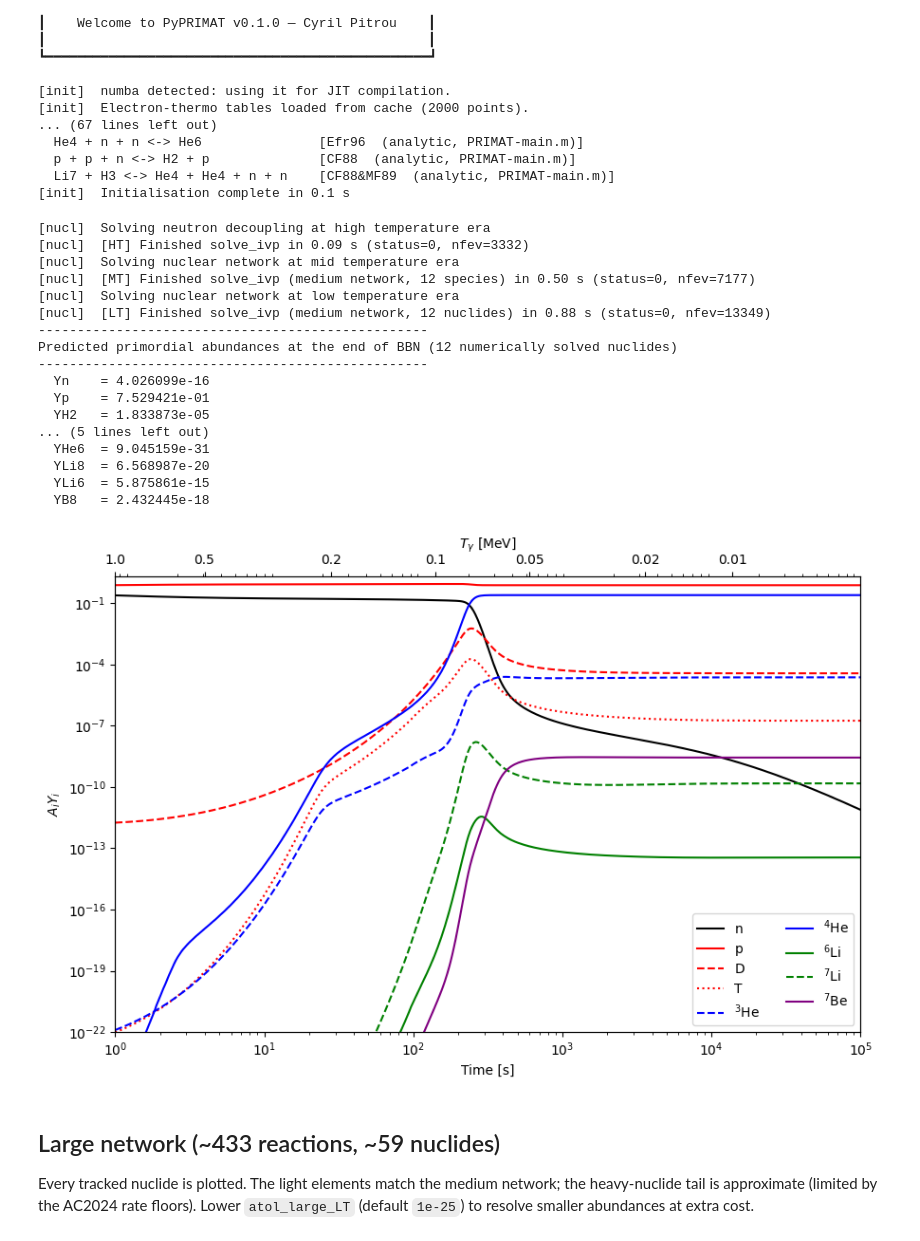
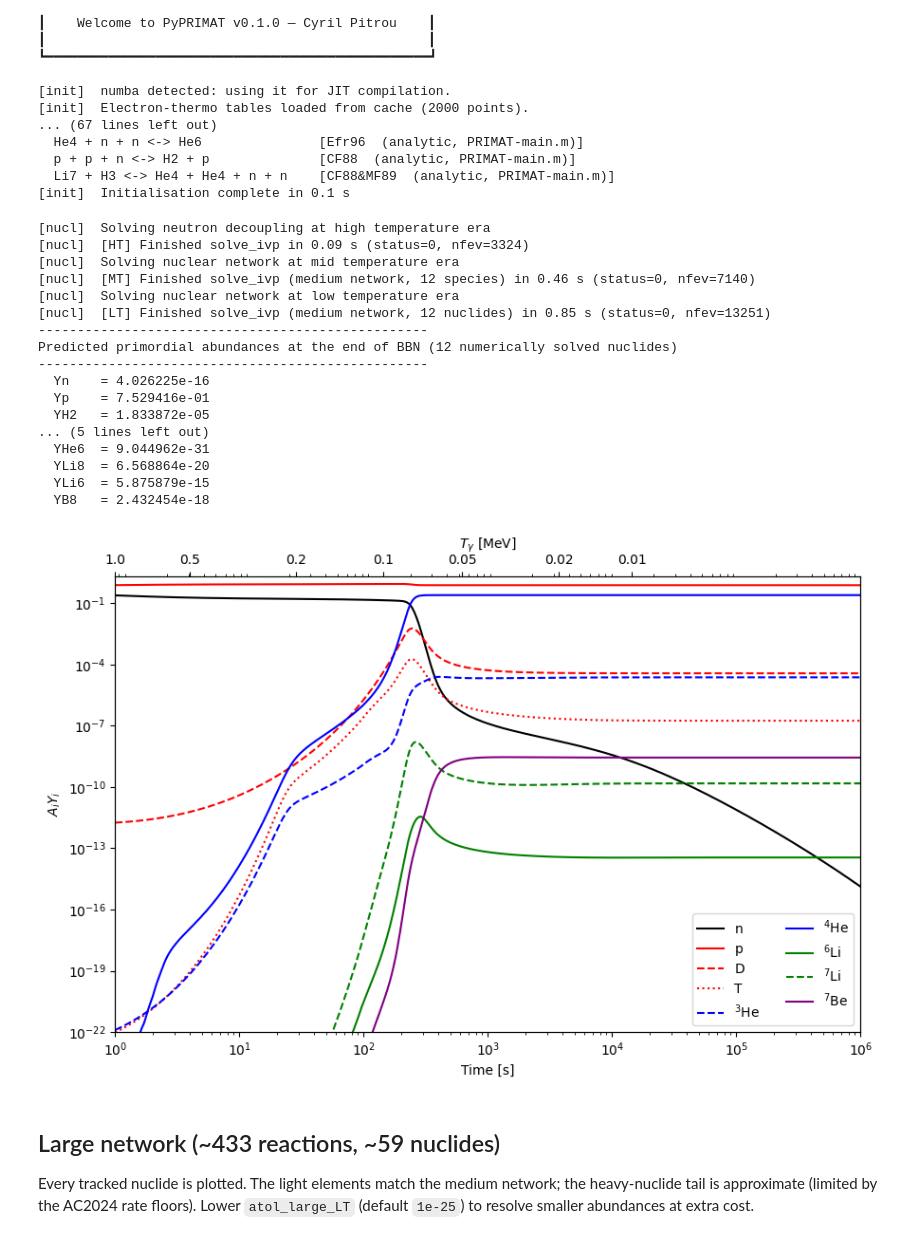
Before and after one commit to CyrilPitrou/pyprimat, a Jupyter notebook: notebooks/AbundanceEvolution.ipynb, the cells around one changed output. Saved outputs shown, nothing was run; the diff lists cells and outputs as text; code cells hidden in the pictures.

```diff
--- a/notebooks/AbundanceEvolution.ipynb
+++ b/notebooks/AbundanceEvolution.ipynb
@@ -126,45 +126,45 @@ r_medium = PyPR({'network': 'medium', 'verbose': True})
 species_medium = [
     ('n',   'black',  'solid',   'n'),
     ('p',   'red',    'solid',   'p'),
     ('H2',  'red',    'dashed',  'D'),
     ('H3',  'red',    'dotted',  'T'),
     ('He3', 'blue',   'dashed',  r'$^3$He'),
     ('He4', 'blue',   'solid',   r'$^4$He'),
     ('Li6', 'green',  'solid',   r'$^6$Li'),
     ('Li7', 'green',  'dashed',  r'$^7$Li'),
     ('Be7', 'purple', 'solid',   r'$^7$Be'),
 ]
 
 fig, ax = plt.subplots(figsize=(9, 6))
 for name, color, ls, label in species_medium:
     vals = r_medium.A[name] * r_medium[name](t)
     mask = vals > 0
     if mask.any():
         ax.plot(t[mask], vals[mask], color=color, ls=ls, label=label)
 ax.set_xscale('log'); ax.set_yscale('log')
 ax.set_xlabel('Time [s]'); ax.set_ylabel(r'$A_i Y_i$')
-ax.set_xlim(1, 1e5); ax.set_ylim(1e-22, 2)
+ax.set_xlim(1, 1e6); ax.set_ylim(1e-22, 2)
 ax.legend(ncol=2); add_temperature_axis(ax, r_medium, T_ticks_MeV)
 plt.tight_layout(); plt.show()
 # %% [output]
 [nucl]  Solving neutron decoupling at high temperature era
-[nucl]  [HT] Finished solve_ivp in 0.09 s (status=0, nfev=3332)
+[nucl]  [HT] Finished solve_ivp in 0.09 s (status=0, nfev=3324)
 [nucl]  Solving nuclear network at mid temperature era
-[nucl]  [MT] Finished solve_ivp (medium network, 12 species) in 0.50 s (status=0, nfev=7177)
+[nucl]  [MT] Finished solve_ivp (medium network, 12 species) in 0.46 s (status=0, nfev=7140)
 [nucl]  Solving nuclear network at low temperature era
-[nucl]  [LT] Finished solve_ivp (medium network, 12 nuclides) in 0.88 s (status=0, nfev=13349)
+[nucl]  [LT] Finished solve_ivp (medium network, 12 nuclides) in 0.85 s (status=0, nfev=13251)
 --------------------------------------------------
 Predicted primordial abundances at the end of BBN (12 numerically solved nuclides)
 --------------------------------------------------
-  Yn    = 4.026099e-16
-  Yp    = 7.529421e-01
-  YH2   = 1.833873e-05
+  Yn    = 4.026225e-16
+  Yp    = 7.529416e-01
+  YH2   = 1.833872e-05
 ... (5 lines left out)
-  YHe6  = 9.045159e-31
-  YLi8  = 6.568987e-20
-  YLi6  = 5.875861e-15
-  YB8   = 2.432445e-18
+  YHe6  = 9.044962e-31
+  YLi8  = 6.568864e-20
+  YLi6  = 5.875879e-15
+  YB8   = 2.432454e-18
-[figure, old version]
+[figure, new version]
 # %% [markdown]
 ## Large network (~433 reactions, ~59 nuclides)
 
```
Also changed, not shown: parts of 3 cells of this notebook, 58 other files.
